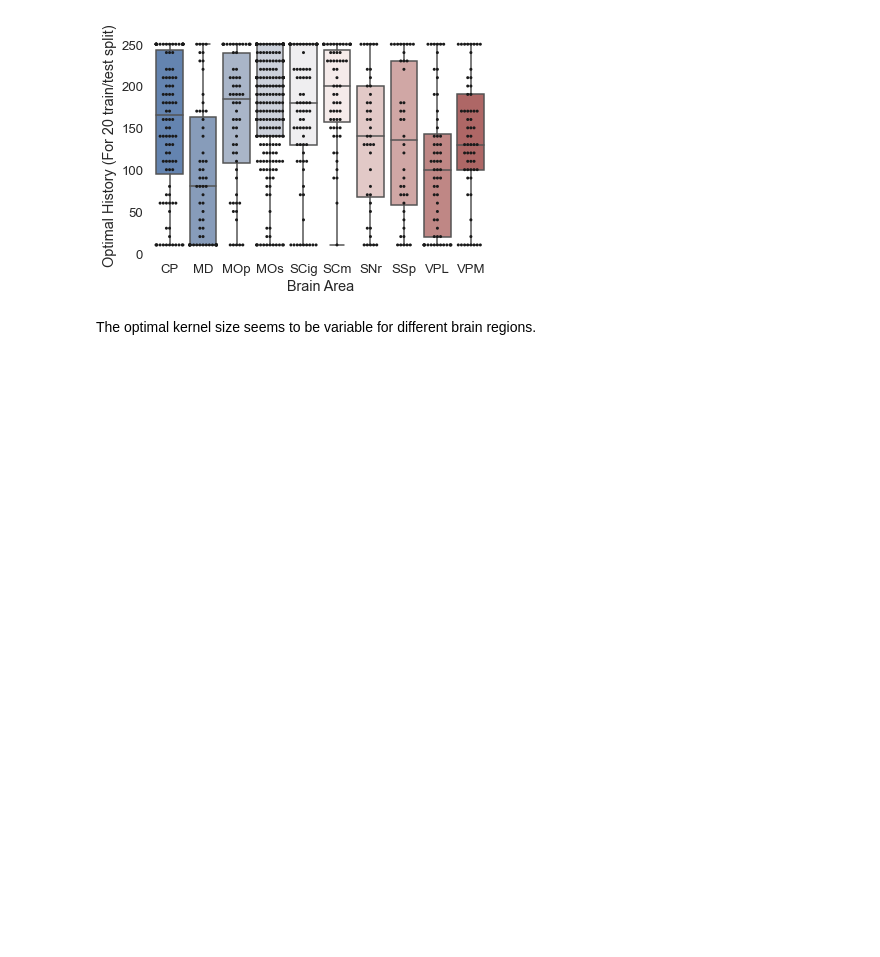
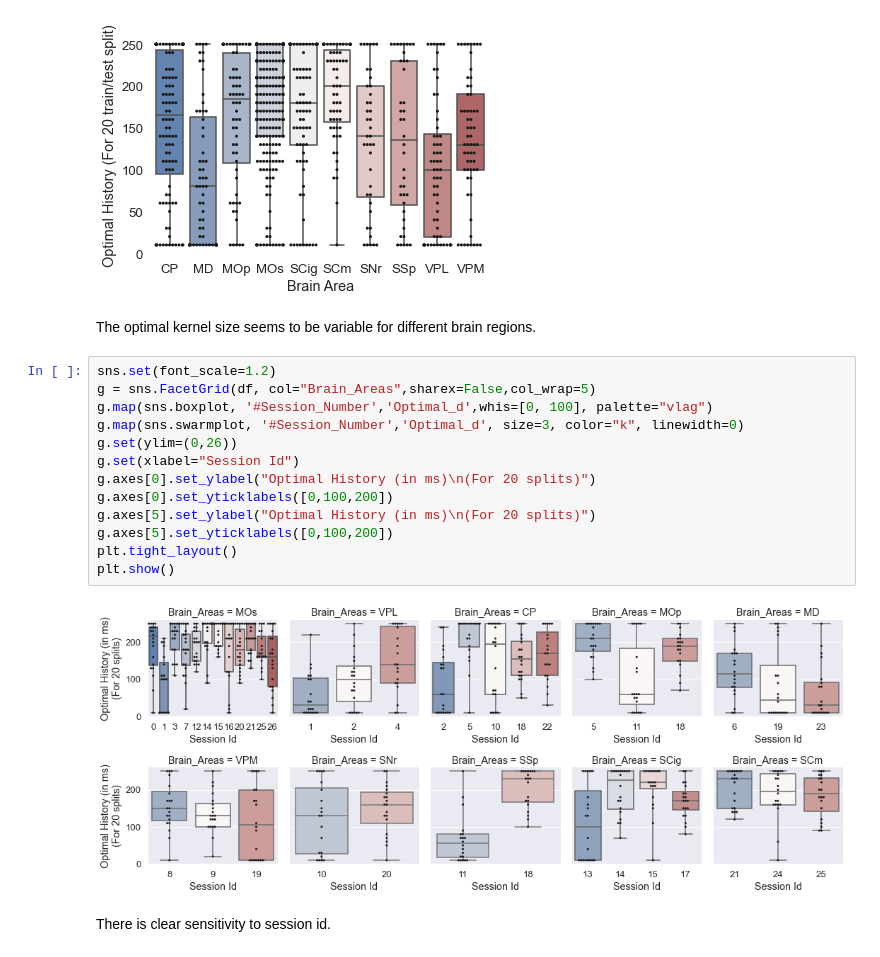
Before and after one commit to VaibhavSharma08/pod-96-manymanifolds, a Jupyter notebook: Population Spike Code Approach/analysis/GLM Analysis.ipynb, the cells around one changed output. Cells and saved outputs as stored; diff of their text form; blank space fills up the shorter version.

```diff
--- a/Population Spike Code Approach/analysis/GLM Analysis.ipynb
+++ b/Population Spike Code Approach/analysis/GLM Analysis.ipynb
@@ -139,3 +154,20 @@ plt.show()
 [figure]
 # %% [markdown]
 The optimal kernel size seems to be variable for different brain regions.
+# %%
+sns.set(font_scale=1.2)
+g = sns.FacetGrid(df, col="Brain_Areas",sharex=False,col_wrap=5)
+g.map(sns.boxplot, '#Session_Number','Optimal_d',whis=[0, 100], palette="vlag")
+g.map(sns.swarmplot, '#Session_Number','Optimal_d', size=3, color="k", linewidth=0)
+g.set(ylim=(0,26))
+g.set(xlabel="Session Id")
+g.axes[0].set_ylabel("Optimal History (in ms)\n(For 20 splits)")
+g.axes[0].set_yticklabels([0,100,200])
+g.axes[5].set_ylabel("Optimal History (in ms)\n(For 20 splits)")
+g.axes[5].set_yticklabels([0,100,200])
+plt.tight_layout()
+plt.show()
+# %% [output]
+[figure, added]
+# %% [markdown]
+There is clear sensitivity to session id.
```
Also changed, not shown: parts of 3 cells of this notebook, 2 other files.
